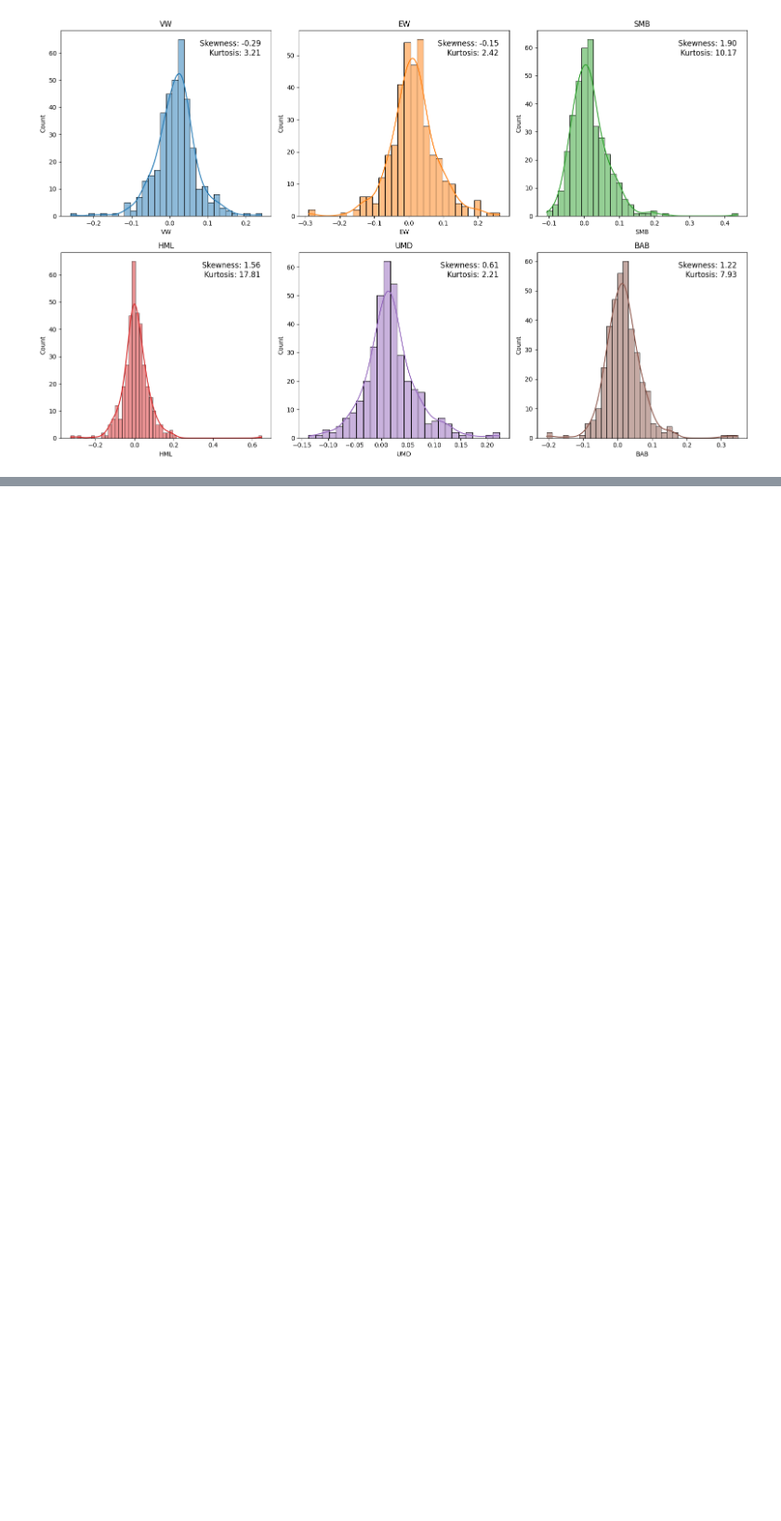
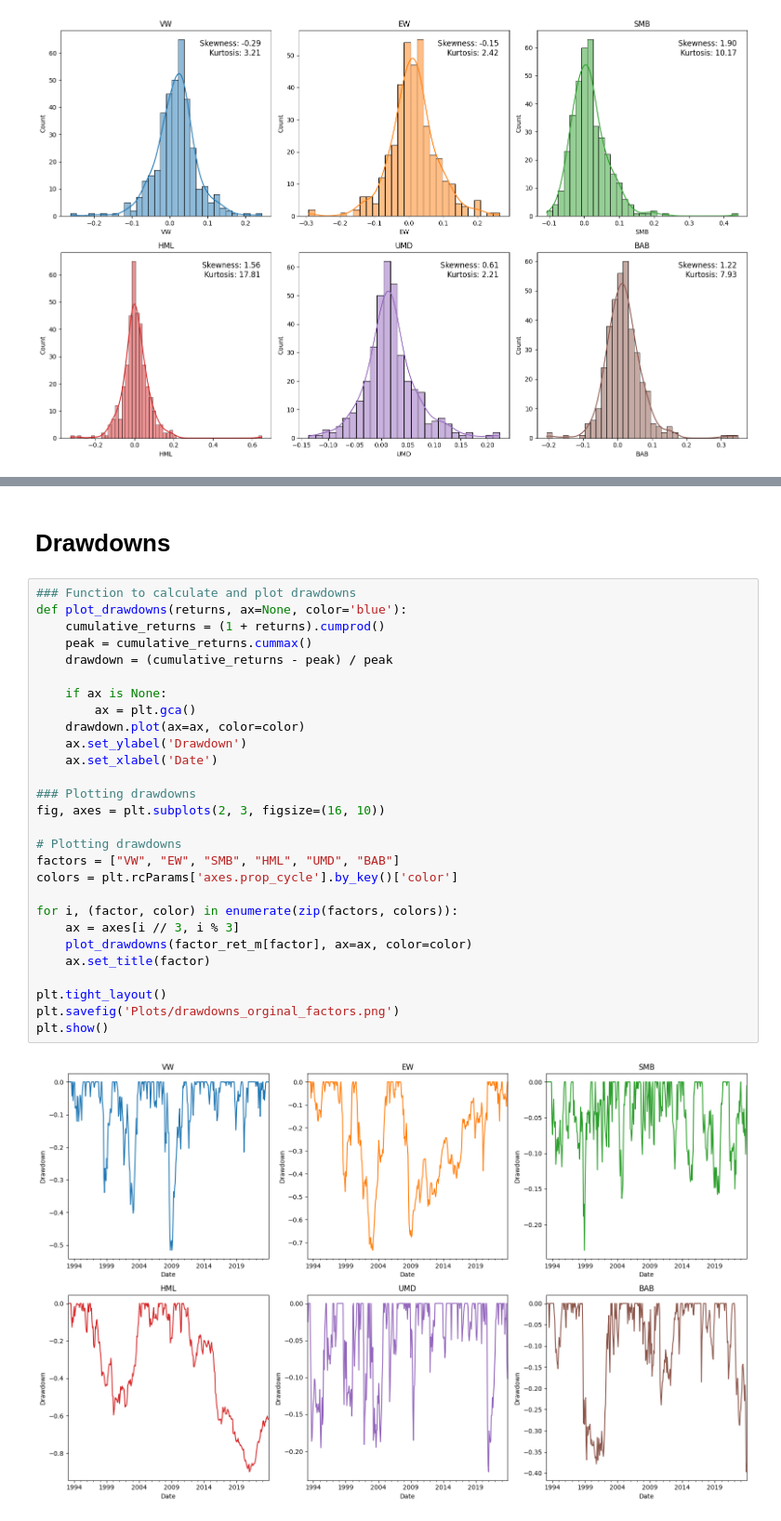
Before and after one commit to emilwilliam/Master-Thesis, a Jupyter notebook: Code/30_data_statistics.ipynb, the cells around one changed output, grey strips where cells are left out. Shown at 93% size. Saved outputs shown, nothing was run; the diff lists cells and outputs as text; blank space fills up the shorter version.

```diff
--- a/Code/30_data_statistics.ipynb
+++ b/Code/30_data_statistics.ipynb
@@ -146,0 +151,32 @@ plt.show()
+# %% [markdown]
+# Drawdowns
+# %%
+### Function to calculate and plot drawdowns
+def plot_drawdowns(returns, ax=None, color='blue'):
+    cumulative_returns = (1 + returns).cumprod()
+    peak = cumulative_returns.cummax()
+    drawdown = (cumulative_returns - peak) / peak
+
+    if ax is None:
+        ax = plt.gca()
+    drawdown.plot(ax=ax, color=color)
+    ax.set_ylabel('Drawdown')
+    ax.set_xlabel('Date')
+
+### Plotting drawdowns
+fig, axes = plt.subplots(2, 3, figsize=(16, 10))
+
+# Plotting drawdowns
+factors = ["VW", "EW", "SMB", "HML", "UMD", "BAB"]
+colors = plt.rcParams['axes.prop_cycle'].by_key()['color']
+
+for i, (factor, color) in enumerate(zip(factors, colors)):
+    ax = axes[i // 3, i % 3]
+    plot_drawdowns(factor_ret_m[factor], ax=ax, color=color)
+    ax.set_title(factor)
+
+plt.tight_layout()
+plt.savefig('Plots/drawdowns_orginal_factors.png')
+plt.show()
+# %% [output]
+[figure, added]
```
Also changed, not shown: parts of 5 cells of this notebook, 25 other files.
